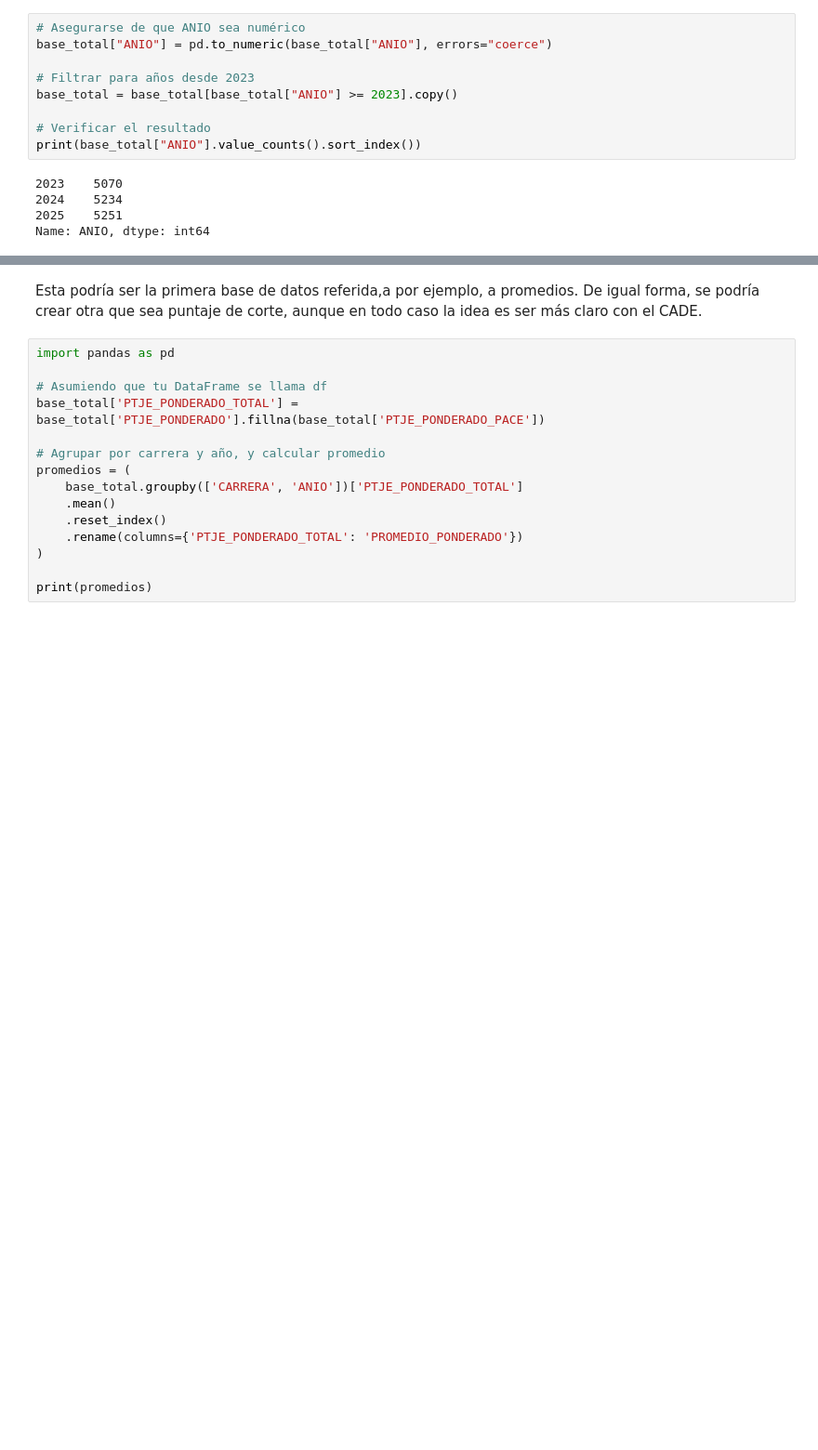
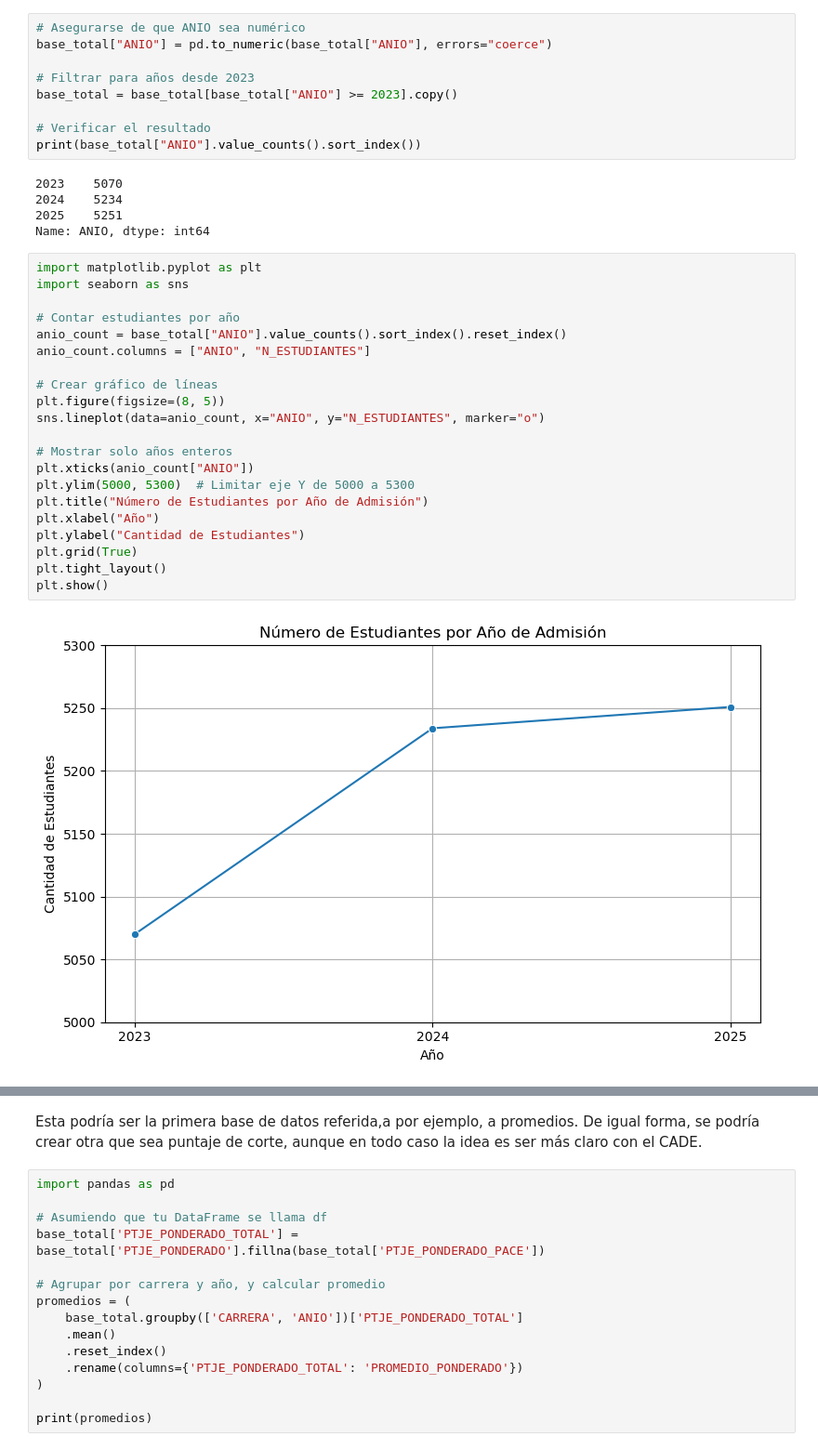
Before and after one commit to matdknu/dataviz_fw, a Jupyter notebook: 02-dataviz.ipynb, the cells around one changed output, grey strips where cells are left out. Shown at 93% size. Drawn from its saved outputs; the diff is of its cells as text; blank space fills up the shorter version.

```diff
--- a/02-dataviz.ipynb
+++ b/02-dataviz.ipynb
@@ -50,3 +54,26 @@ print(base_total["ANIO"].value_counts().sort_index())
 2024    5234
 2025    5251
 Name: ANIO, dtype: int64
+# %%
+import matplotlib.pyplot as plt
+import seaborn as sns
+
+# Contar estudiantes por año
+anio_count = base_total["ANIO"].value_counts().sort_index().reset_index()
+anio_count.columns = ["ANIO", "N_ESTUDIANTES"]
+
+# Crear gráfico de líneas
+plt.figure(figsize=(8, 5))
+sns.lineplot(data=anio_count, x="ANIO", y="N_ESTUDIANTES", marker="o")
+
+# Mostrar solo años enteros
+plt.xticks(anio_count["ANIO"])
+plt.ylim(5000, 5300)  # Limitar eje Y de 5000 a 5300
+plt.title("Número de Estudiantes por Año de Admisión")
+plt.xlabel("Año")
+plt.ylabel("Cantidad de Estudiantes")
+plt.grid(True)
+plt.tight_layout()
+plt.show()
+# %% [output]
+[figure, added]
```
Also changed, not shown: parts of 31 cells of this notebook, 1 other file.
